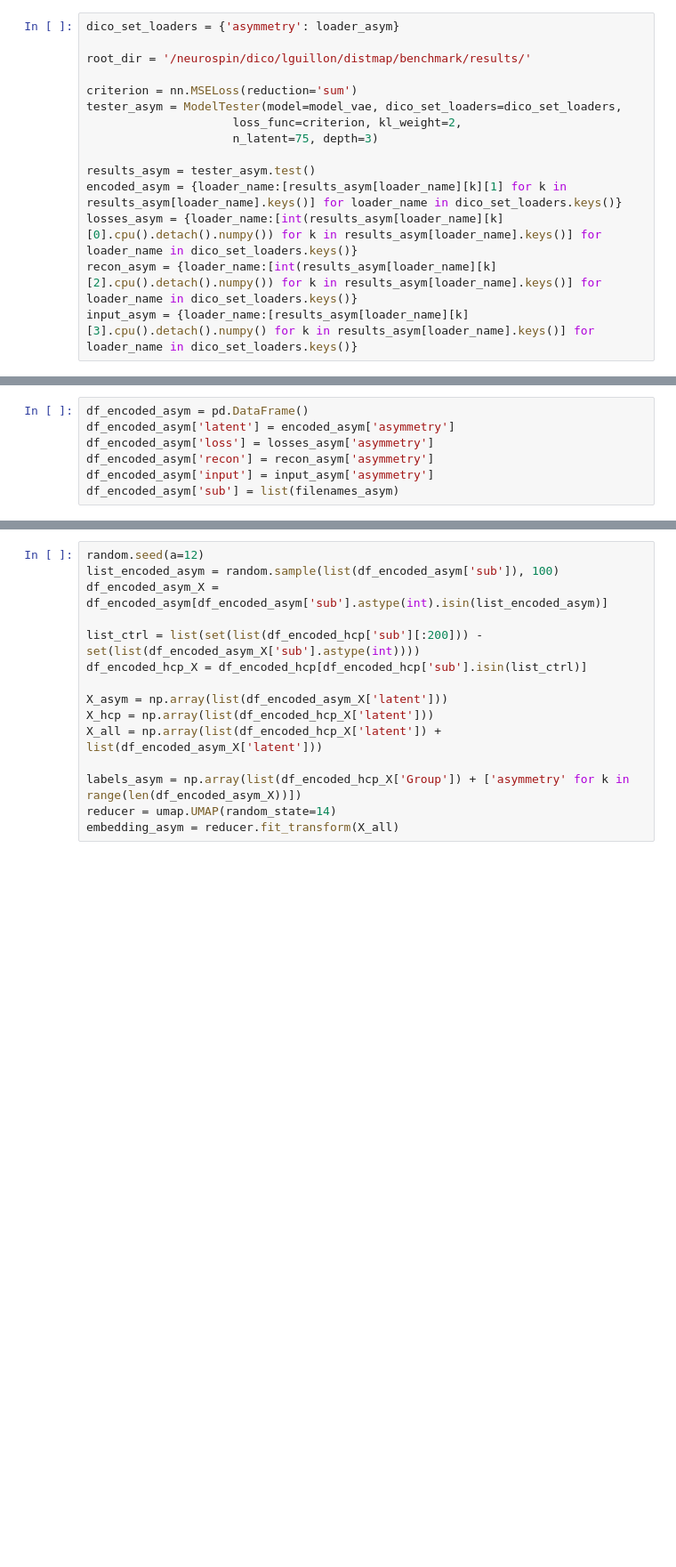
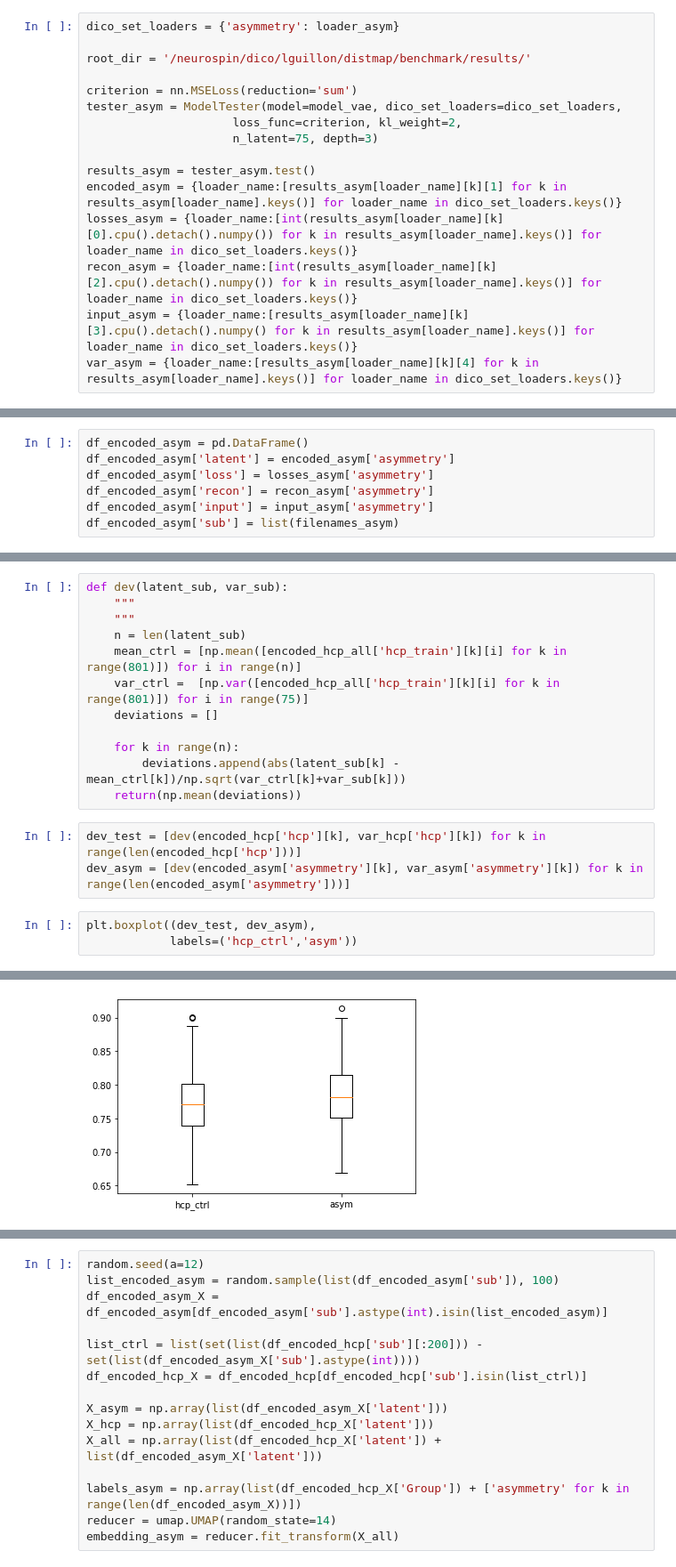
Before and after one commit to neurospin-projects/2022_lguillon_rare_folding_detection, a Jupyter notebook: notebooks/benchmarks_analysis_asymmetry.ipynb, the cells around one changed output, grey strips where cells are left out. Shown at 89% size. Cells and saved outputs as stored; diff of their text form; blank space fills up the shorter version.

```diff
--- a/notebooks/benchmarks_analysis-Copy1.ipynb
+++ b/notebooks/benchmarks_analysis_asymmetry.ipynb
@@ -89,5 +89,6 @@ encoded_asym = {loader_name:[results_asym[loader_name][k][1] for k in results_as
 losses_asym = {loader_name:[int(results_asym[loader_name][k][0].cpu().detach().numpy()) for k in results_asym[loader_name].keys()] for loader_name in dico_set_loaders.keys()}
 recon_asym = {loader_name:[int(results_asym[loader_name][k][2].cpu().detach().numpy()) for k in results_asym[loader_name].keys()] for loader_name in dico_set_loaders.keys()}
 input_asym = {loader_name:[results_asym[loader_name][k][3].cpu().detach().numpy() for k in results_asym[loader_name].keys()] for loader_name in dico_set_loaders.keys()}
+var_asym = {loader_name:[results_asym[loader_name][k][4] for k in results_asym[loader_name].keys()] for loader_name in dico_set_loaders.keys()}
 # %% [output]
 asymmetry
@@ -116,0 +237,19 @@ df_encoded_asym['sub'] = list(filenames_asym)
+# %%
+def dev(latent_sub, var_sub):
+    """
+    """
+    n = len(latent_sub)
+    mean_ctrl = [np.mean([encoded_hcp_all['hcp_train'][k][i] for k in range(801)]) for i in range(n)]
+    var_ctrl =  [np.var([encoded_hcp_all['hcp_train'][k][i] for k in range(801)]) for i in range(75)]
+    deviations = []
+
+    for k in range(n):
+        deviations.append(abs(latent_sub[k] - mean_ctrl[k])/np.sqrt(var_ctrl[k]+var_sub[k]))
+    return(np.mean(deviations))
+# %%
+dev_test = [dev(encoded_hcp['hcp'][k], var_hcp['hcp'][k]) for k in range(len(encoded_hcp['hcp']))]
+dev_asym = [dev(encoded_asym['asymmetry'][k], var_asym['asymmetry'][k]) for k in range(len(encoded_asym['asymmetry']))]
+# %%
+plt.boxplot((dev_test, dev_asym),
+            labels=('hcp_ctrl','asym'))
+# %% [output]
@@ -116,0 +271 @@ df_encoded_asym['sub'] = list(filenames_asym)
+[figure, added]
```
Also changed, not shown: parts of 38 cells of this notebook, 14 other files.
